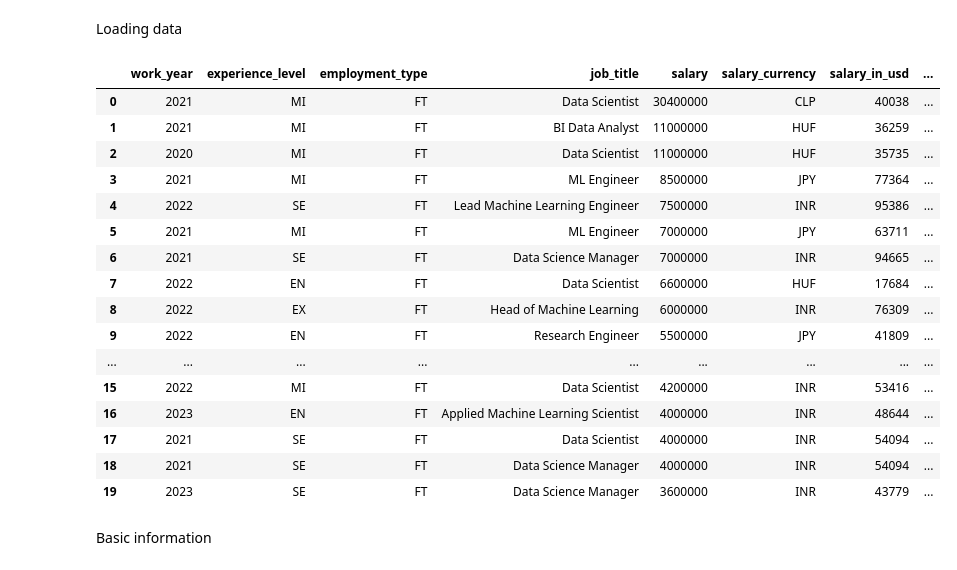
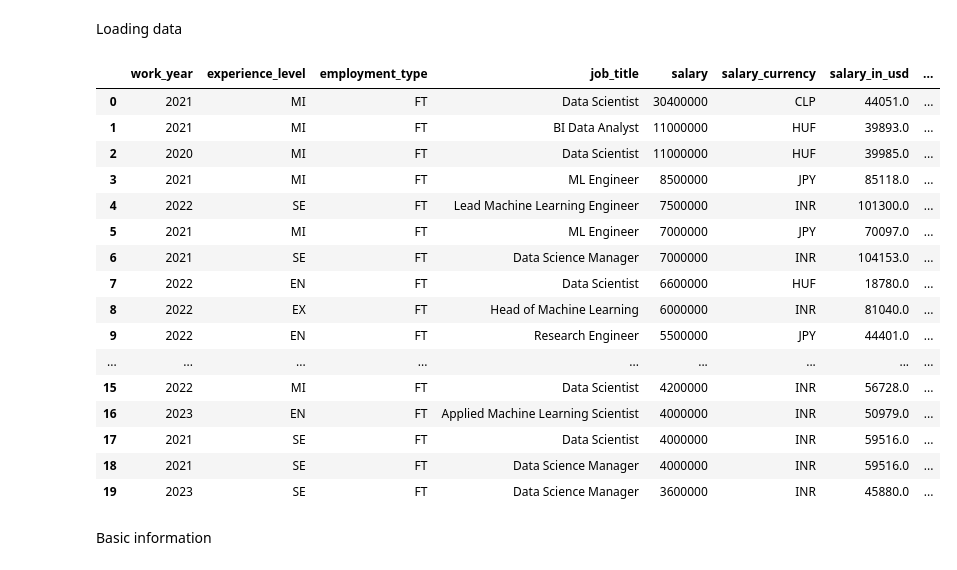
Before and after one commit to bdeanhardt/DIS_ML_Final_Project, a Jupyter notebook: exploration.ipynb, the cells around one changed output. Saved outputs shown, nothing was run; the diff lists cells and outputs as text; code cells hidden in the pictures.

```diff
--- a/exploration.ipynb
+++ b/exploration.ipynb
@@ -1,32 +1,44 @@
 # %% [markdown]
 Loading data
-# %%
-import pandas as pd
-import numpy as np
-import matplotlib.pyplot as plt
-import seaborn as sns
-
-data = pd.read_csv("DataScience_salaries_2024.csv")
-
-data.head(20)
-# %% [output]
-|  | work_year | experience_level | employment_type | job_title | salary | salary_currency | salary_in_usd | ... |
-| 0 | 2021 | MI | FT | Data Scientist | 30400000 | CLP | 40038 | ... |
-| 1 | 2021 | MI | FT | BI Data Analyst | 11000000 | HUF | 36259 | ... |
-| 2 | 2020 | MI | FT | Data Scientist | 11000000 | HUF | 35735 | ... |
-| 3 | 2021 | MI | FT | ML Engineer | 8500000 | JPY | 77364 | ... |
-| 4 | 2022 | SE | FT | Lead Machine Learning Engineer | 7500000 | INR | 95386 | ... |
-| 5 | 2021 | MI | FT | ML Engineer | 7000000 | JPY | 63711 | ... |
-| 6 | 2021 | SE | FT | Data Science Manager | 7000000 | INR | 94665 | ... |
-| 7 | 2022 | EN | FT | Data Scientist | 6600000 | HUF | 17684 | ... |
-| 8 | 2022 | EX | FT | Head of Machine Learning | 6000000 | INR | 76309 | ... |
-| 9 | 2022 | EN | FT | Research Engineer | 5500000 | JPY | 41809 | ... |
-| ... | ... | ... | ... | ... | ... | ... | ... | ... |
-| 15 | 2022 | MI | FT | Data Scientist | 4200000 | INR | 53416 | ... |
-| 16 | 2023 | EN | FT | Applied Machine Learning Scientist | 4000000 | INR | 48644 | ... |
-| 17 | 2021 | SE | FT | Data Scientist | 4000000 | INR | 54094 | ... |
-| 18 | 2021 | SE | FT | Data Science Manager | 4000000 | INR | 54094 | ... |
-| 19 | 2023 | SE | FT | Data Science Manager | 3600000 | INR | 43779 | ... |
+# %%
+import pandas as pd
+import numpy as np
+import matplotlib.pyplot as plt
+import seaborn as sns
+
+data = pd.read_csv("DataScience_salaries_2024.csv")
+
+# Yearly Inflation Rates
+inflation = [1.022, 1.017, 1.036, 1.062, 1.048]
+
+# Calculate the inflation adjusted salary for each year
+data.loc[data['work_year'] == 2019, 'salary_in_usd'] *= np.prod(inflation[0:4])
+data.loc[data['work_year'] == 2020, 'salary_in_usd'] *= np.prod(inflation[1:4])
+data.loc[data['work_year'] == 2021, 'salary_in_usd'] *= np.prod(inflation[2:4])
+data.loc[data['work_year'] == 2022, 'salary_in_usd'] *= np.prod(inflation[3:4])
+data.loc[data['work_year'] == 2023, 'salary_in_usd'] *= inflation[4]
+
+data['salary_in_usd'] = data['salary_in_usd'].apply(np.round)
+
+data.head(20)
+# %% [output]
+|  | work_year | experience_level | employment_type | job_title | salary | salary_currency | salary_in_usd | ... |
+| 0 | 2021 | MI | FT | Data Scientist | 30400000 | CLP | 44051.0 | ... |
+| 1 | 2021 | MI | FT | BI Data Analyst | 11000000 | HUF | 39893.0 | ... |
+| 2 | 2020 | MI | FT | Data Scientist | 11000000 | HUF | 39985.0 | ... |
+| 3 | 2021 | MI | FT | ML Engineer | 8500000 | JPY | 85118.0 | ... |
+| 4 | 2022 | SE | FT | Lead Machine Learning Engineer | 7500000 | INR | 101300.0 | ... |
+| 5 | 2021 | MI | FT | ML Engineer | 7000000 | JPY | 70097.0 | ... |
+| 6 | 2021 | SE | FT | Data Science Manager | 7000000 | INR | 104153.0 | ... |
+| 7 | 2022 | EN | FT | Data Scientist | 6600000 | HUF | 18780.0 | ... |
+| 8 | 2022 | EX | FT | Head of Machine Learning | 6000000 | INR | 81040.0 | ... |
+| 9 | 2022 | EN | FT | Research Engineer | 5500000 | JPY | 44401.0 | ... |
+| ... | ... | ... | ... | ... | ... | ... | ... | ... |
+| 15 | 2022 | MI | FT | Data Scientist | 4200000 | INR | 56728.0 | ... |
+| 16 | 2023 | EN | FT | Applied Machine Learning Scientist | 4000000 | INR | 50979.0 | ... |
+| 17 | 2021 | SE | FT | Data Scientist | 4000000 | INR | 59516.0 | ... |
+| 18 | 2021 | SE | FT | Data Science Manager | 4000000 | INR | 59516.0 | ... |
+| 19 | 2023 | SE | FT | Data Science Manager | 3600000 | INR | 45880.0 | ... |
 # %% [markdown]
 Basic information
 # %%
```
Also changed, not shown: parts of 4 cells of this notebook.
